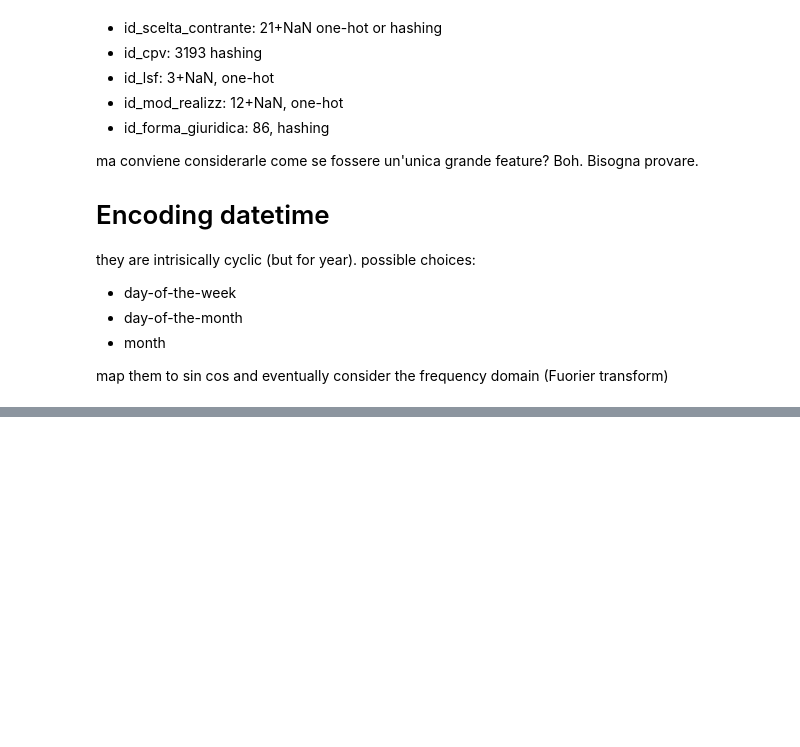
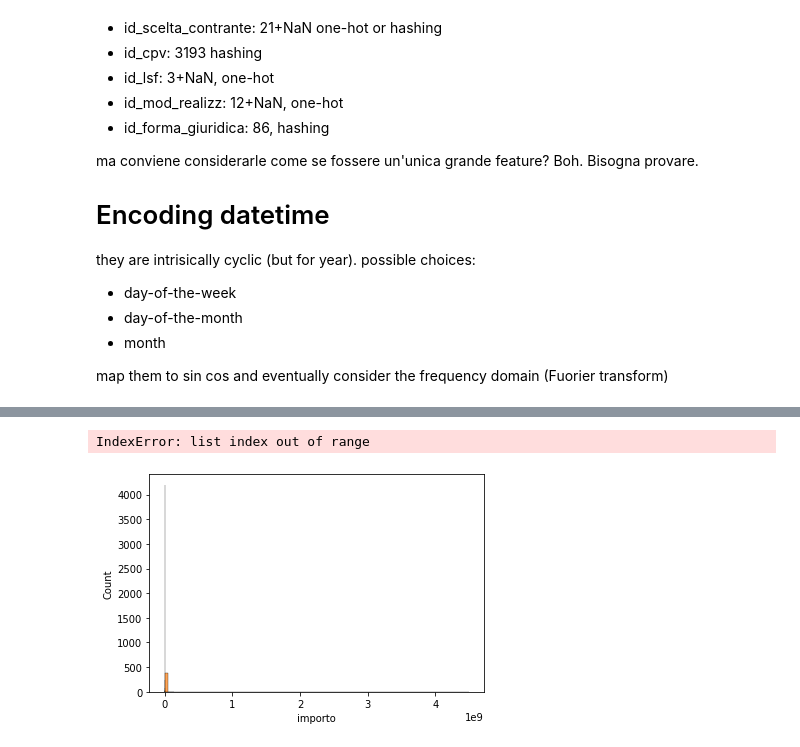
Before and after one commit to Yourne/synapthesis, a Jupyter notebook: input.ipynb, the cells around one changed output, grey strips where cells are left out. Cells and saved outputs as stored; diff of their text form; code cells hidden in the pictures; blank space fills up the shorter version.

```diff
--- a/input.ipynb
+++ b/input.ipynb
@@ -167,0 +222,10 @@ Problema generale con i tree-based algorithms: considerano una feature alla volt
+# %%
+for i, scelta in enumerate(modeCPVMarket.id_scelta_contraente.unique()):
+    sns.histplot(
+        data=modeCPVMarket[modeCPVMarket.id_scelta_contraente == scelta],
+        x="importo", bins=100,
+        color=list(mcolors.TABLEAU_COLORS)[i], alpha=.7, label=scelta
+    )
+# %% [output]
+IndexError: list index out of range
+[figure, added]
```
Also changed, not shown: parts of 10 cells of this notebook.
